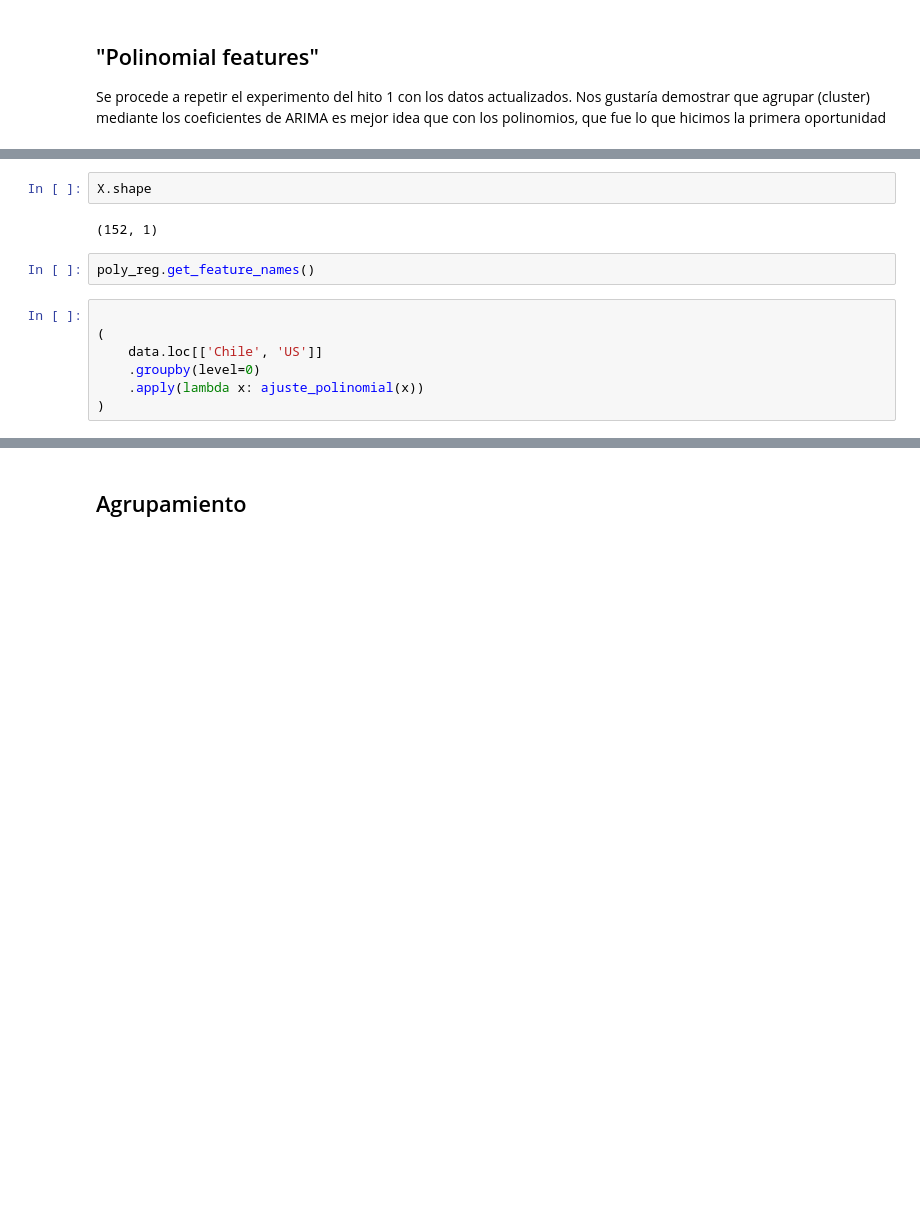
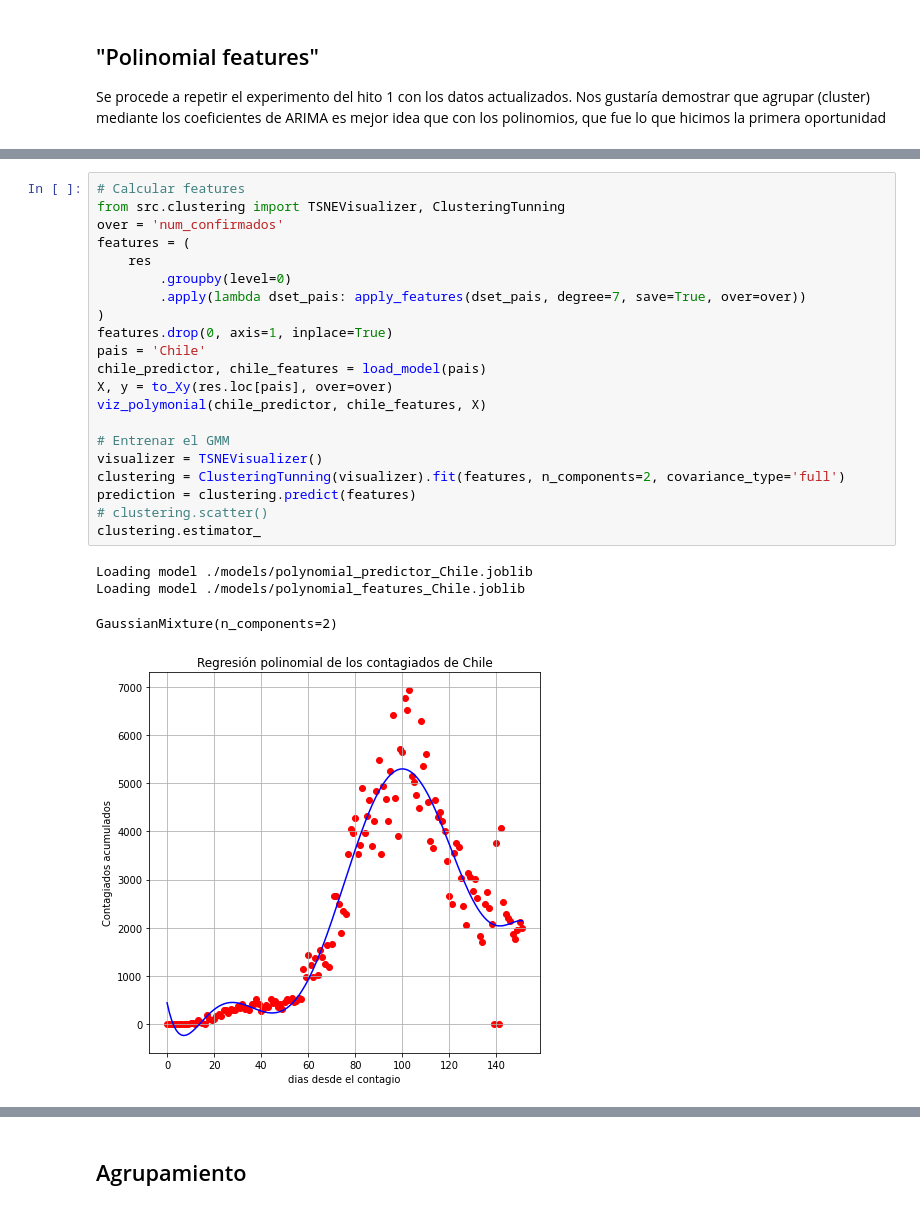
Before and after one commit to joseespinadote/proyecto_intro_mineria, a Jupyter notebook: hito_3_consolidado.ipynb, the cells around one changed output, grey strips where cells are left out. Cells and saved outputs as stored; diff of their text form; blank space fills up the shorter version.

Commit message:
Added GMM modeling over polinomial features

```diff
--- a/hito_3_consolidado.ipynb
+++ b/hito_3_consolidado.ipynb
@@ -390,13 +344,26 @@ dtype: float64
-# %%
-X.shape
-# %% [output]
-(152, 1)
-# %%
-poly_reg.get_feature_names()
-# %%
-
-(
-    data.loc[['Chile', 'US']]
-    .groupby(level=0)
-    .apply(lambda x: ajuste_polinomial(x))
-)
+# %%
+# Calcular features
+from src.clustering import TSNEVisualizer, ClusteringTunning
+over = 'num_confirmados'
+features = (
+    res
+        .groupby(level=0)
+        .apply(lambda dset_pais: apply_features(dset_pais, degree=7, save=True, over=over))
+)
+features.drop(0, axis=1, inplace=True)
+pais = 'Chile'
+chile_predictor, chile_features = load_model(pais)
+X, y = to_Xy(res.loc[pais], over=over)
+viz_polymonial(chile_predictor, chile_features, X)
+
+# Entrenar el GMM
+visualizer = TSNEVisualizer()
+clustering = ClusteringTunning(visualizer).fit(features, n_components=2, covariance_type='full')
+prediction = clustering.predict(features)
+# clustering.scatter()
+clustering.estimator_
+# %% [output]
+Loading model ./models/polynomial_predictor_Chile.joblib
+Loading model ./models/polynomial_features_Chile.joblib
+GaussianMixture(n_components=2)
+[figure, added]
```
Also changed, not shown: parts of 8 cells of this notebook, 5 other files.
